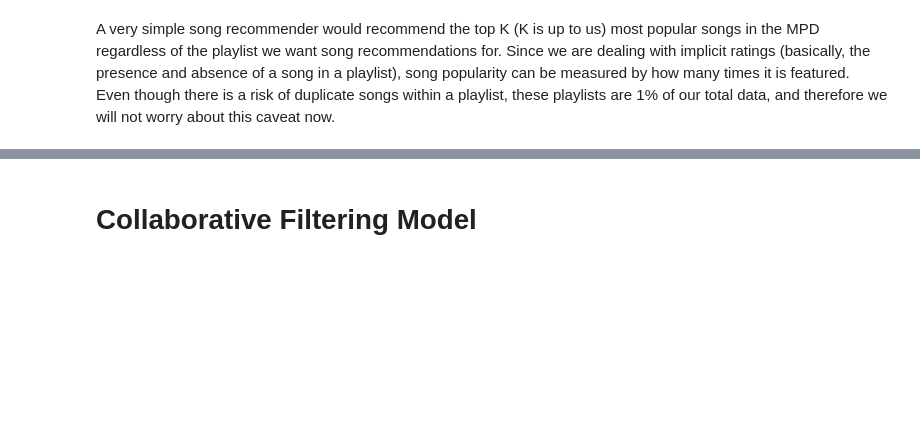
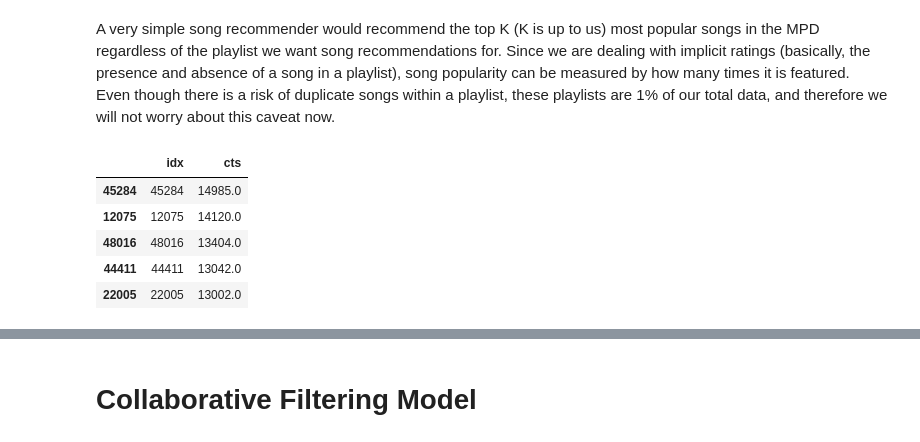
Before and after one commit to jamilla-az/spotify-recommender, a Jupyter notebook: notebook/FinalProject31.ipynb, the cells around one changed output, grey strips where cells are left out. Saved outputs shown, nothing was run; the diff lists cells and outputs as text; code cells hidden in the pictures; blank space fills up the shorter version.

```diff
--- a/notebook/FinalProject31.ipynb
+++ b/notebook/FinalProject31.ipynb
@@ -421,3 +421,17 @@ A very simple song recommender would recommend the top K (K is up to us) most po
 #load test and train sets
 train_set = sparse.load_npz('/content/drive/My Drive/CS109A project/Spotify/train_set.npz')
 test_set = sparse.load_npz('/content/drive/My Drive/CS109A project/Spotify/test_set.npz')
+# %%
+#what are the most popular songs in the training set?
+#let's get the indices for these songs
+songs_cts = np.ravel(train_set.sum(axis=1))
+songs_idx = np.arange(0, len(songs_cts))
+popular_songs = pd.DataFrame({'idx': songs_idx, 'cts': songs_cts}).sort_values(by=['cts'], ascending=False)
+popular_songs.head()
+# %% [output]
+|  | idx | cts |
+| 45284 | 45284 | 14985.0 |
+| 12075 | 12075 | 14120.0 |
+| 48016 | 48016 | 13404.0 |
+| 44411 | 44411 | 13042.0 |
+| 22005 | 22005 | 13002.0 |
```
Also changed, not shown: parts of 1 cell of this notebook.
